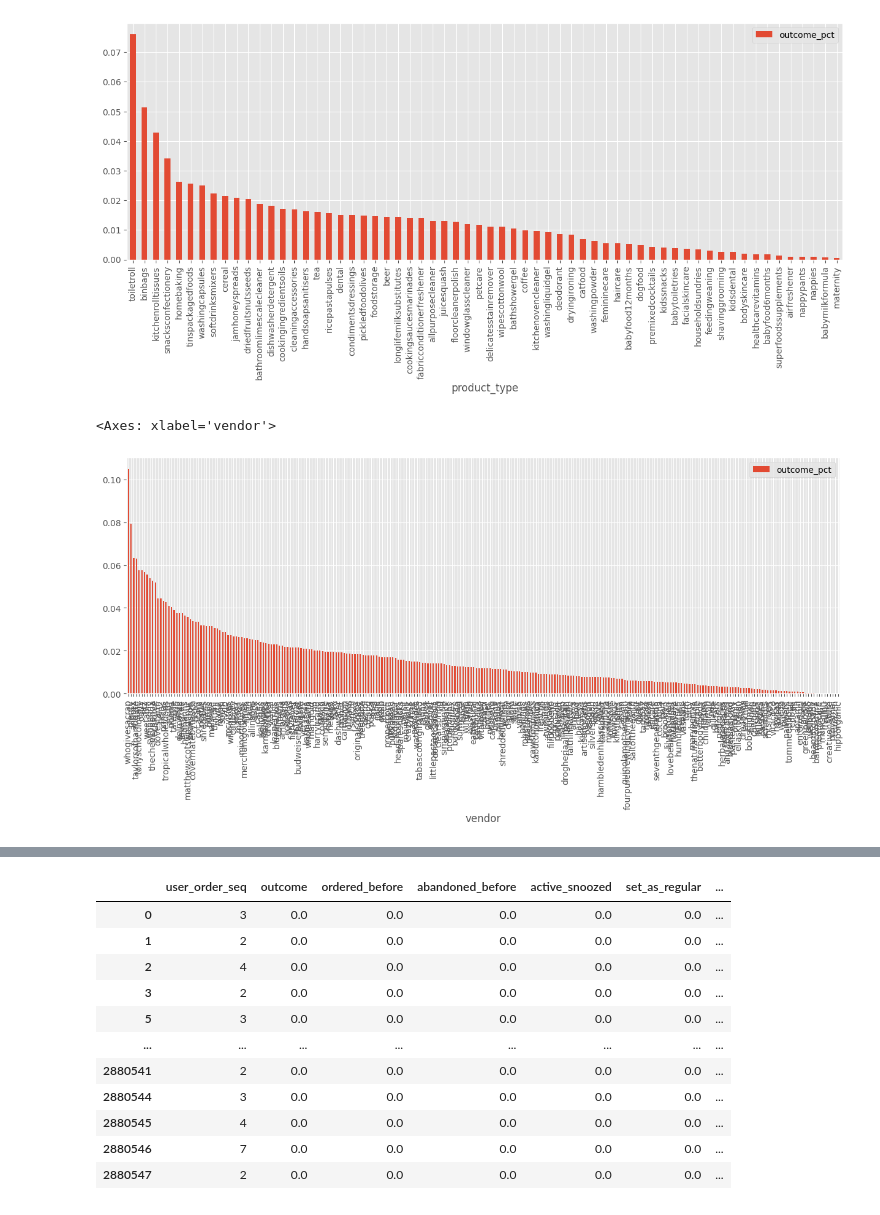
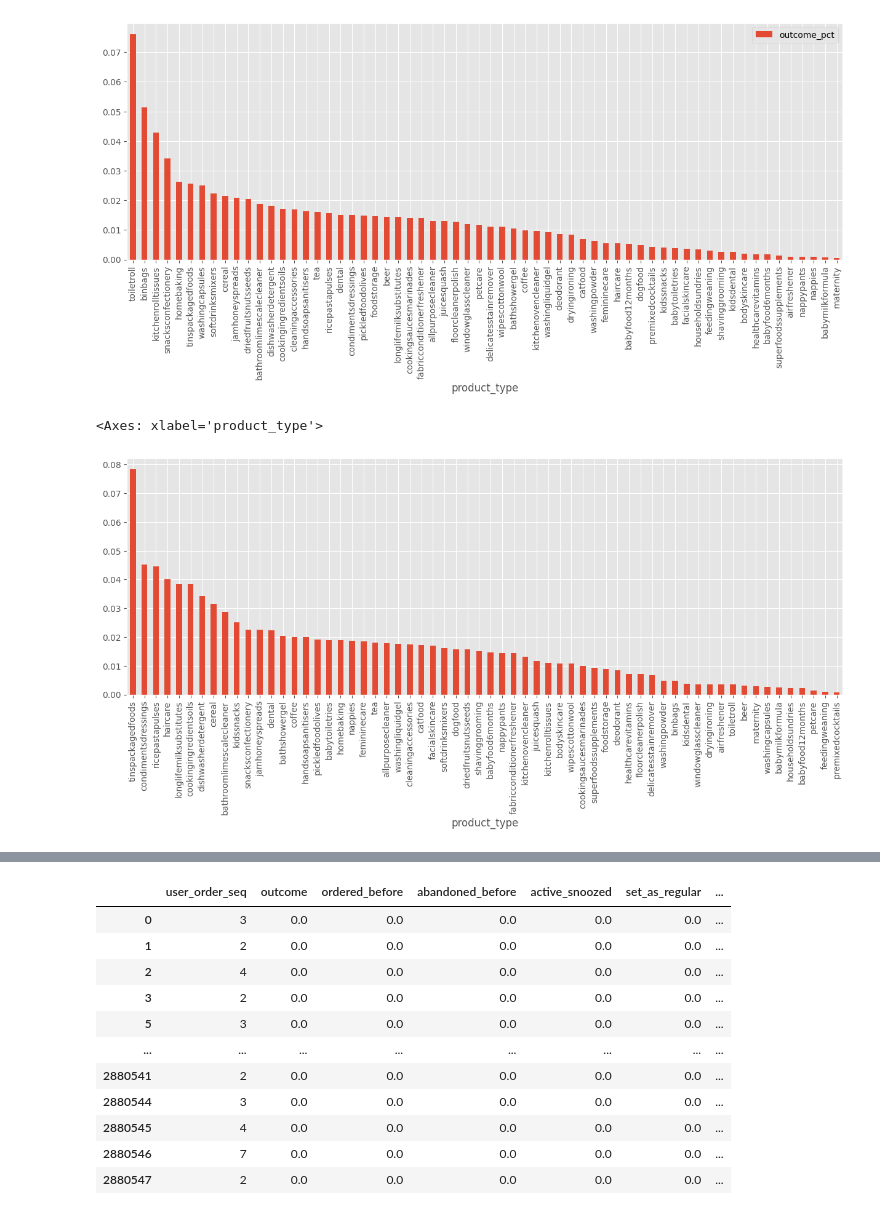
Before and after one commit to Javierterryc/zrive-ds, a Jupyter notebook: src/module_3/module_3.ipynb, the cells around one changed output, grey strips where cells are left out. Saved outputs shown, nothing was run; the diff lists cells and outputs as text; code cells hidden in the pictures.

```diff
--- a/src/module_3/module_3.ipynb
+++ b/src/module_3/module_3.ipynb
@@ -172,14 +197,8 @@ filtered_df.head()
 # %% [output]
 <Axes: xlabel='product_type'>
 [figure]
-# %%
-(
-    filtered_df.groupby("vendor")["outcome"]
-    .mean()
-    .reset_index()
-    .rename(columns = {"outcome":"outcome_pct"})
-    .sort_values("outcome_pct", ascending=False)
-    ).plot(kind="bar", x="vendor",figsize=(15,5))
-# %% [output]
-<Axes: xlabel='vendor'>
-[figure, removed]
+# %%
+filtered_df.product_type.value_counts(normalize=True).plot(kind="bar",figsize=(15,5))
+# %% [output]
+<Axes: xlabel='product_type'>
+[figure, added]
```
Also changed, not shown: parts of 27 cells of this notebook.
